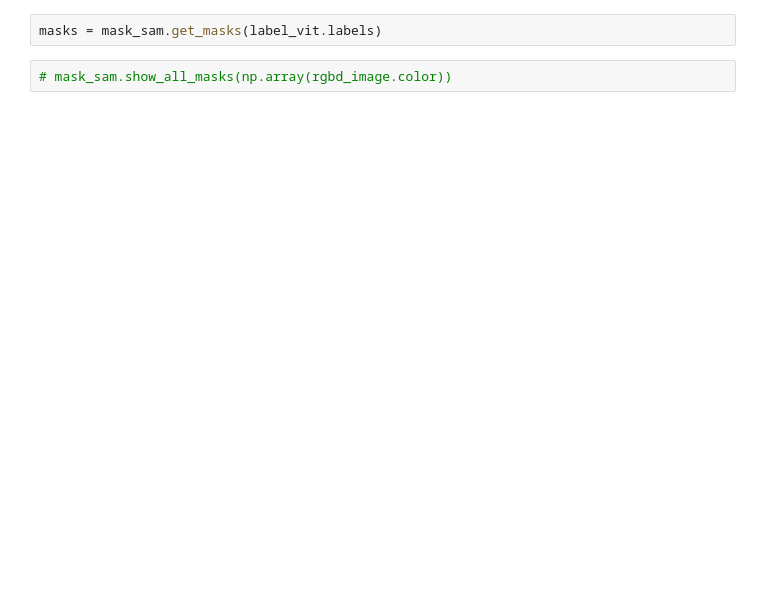
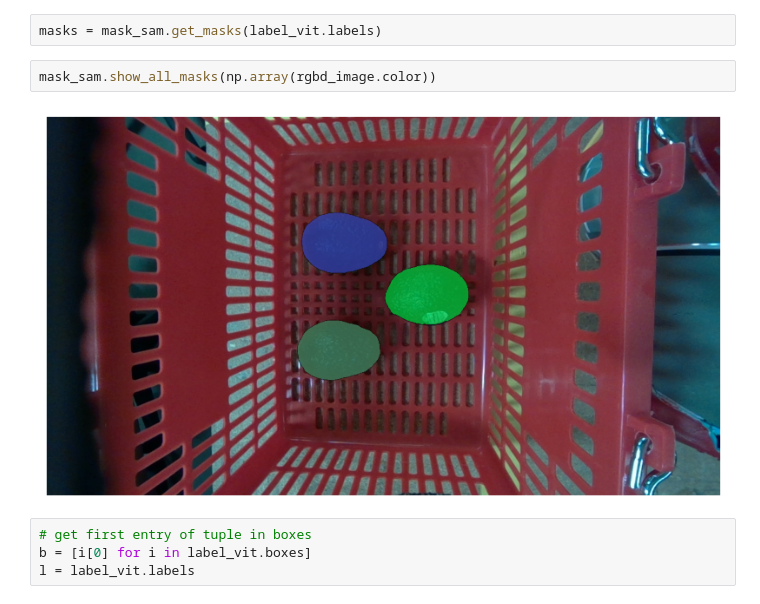
Before and after one commit to correlllab/MAGPIE, a Jupyter notebook: open_grasp.ipynb, the cells around one changed output. Saved outputs shown, nothing was run; the diff lists cells and outputs as text; blank space fills up the shorter version.

```diff
--- a/open_grasp.ipynb
+++ b/open_grasp.ipynb
@@ -93,4 +129,10 @@ NameError: name 'mask_sam' is not defined
 # %%
 masks = mask_sam.get_masks(label_vit.labels)
 # %%
-# mask_sam.show_all_masks(np.array(rgbd_image.color))
+mask_sam.show_all_masks(np.array(rgbd_image.color))
+# %% [output]
+[figure, added]
+# %%
+# get first entry of tuple in boxes
+b = [i[0] for i in label_vit.boxes]
+l = label_vit.labels
```
Also changed, not shown: parts of 16 cells of this notebook, 2 other files.
